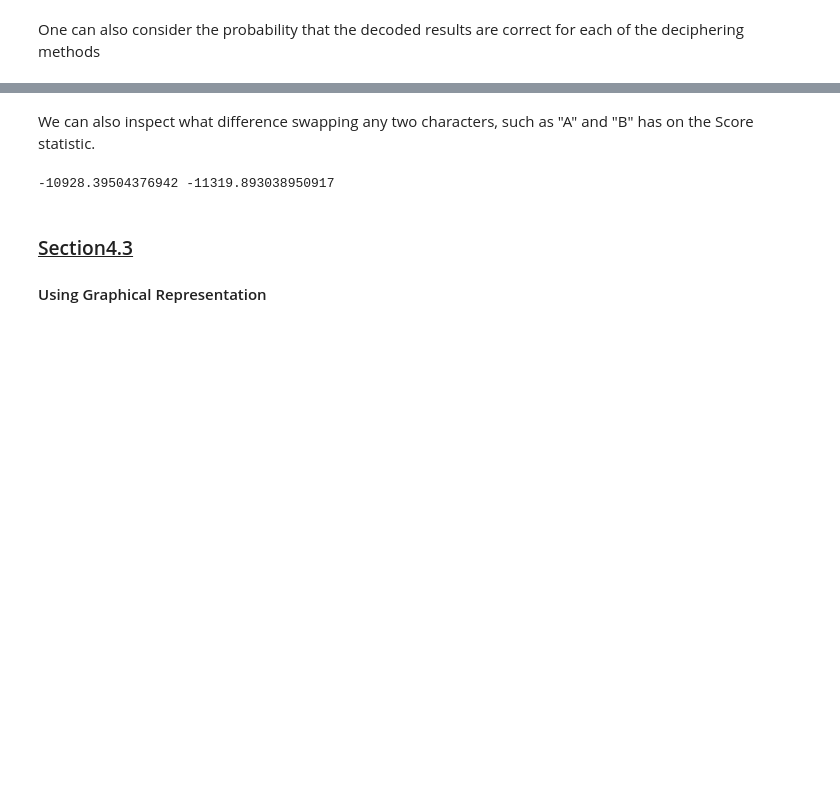
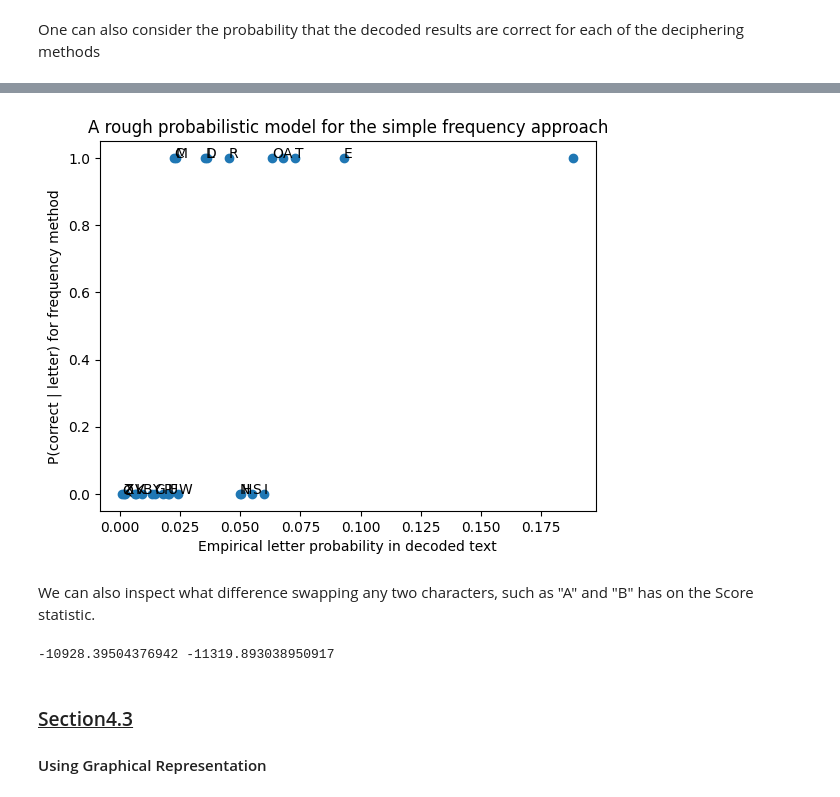
Before and after one commit to barracuda356/Group5_Cryptography, a Jupyter notebook: 1stDecMidday.ipynb, the cells around one changed output, grey strips where cells are left out. Drawn from its saved outputs; the diff is of its cells as text; code cells hidden in the pictures; blank space fills up the shorter version.

```diff
--- a/1stDecMidday.ipynb
+++ b/1stDecMidday.ipynb
@@ -1353,3 +1328,50 @@ R: P(c) ~ 0.001,  P(correct|c) ~ 0.000
+# %%
+# 3) A rough probabilistic picture
+#    P(correct | letter) vs empirical letter prob
+#    Now we group by the decoded letter (Metropolis output)
+
+from collections import Counter
+
+# use the Metropolis decode as our "true" text for letter frequencies
+letter_counts = Counter(decoded_metro)
+total = len(decoded_metro)
+
+x_vals = []
+y_vals = []
+labels = []
+
+for c in character_list:
+    # skip letters that never appear in the decoded text
+    if letter_counts[c] == 0:
+        continue
+    # skip letters where we have no stats
+    if letter_stats[c]["count"] == 0:
+        continue
+
+    # x: how often this plaintext letter appears
+    p_empirical = letter_counts[c] / total
+
+    # y: how often the frequency method agrees with Metropolis
+    p_correct = letter_stats[c]["same"] / letter_stats[c]["count"]
+
+    x_vals.append(p_empirical)
+    y_vals.append(p_correct)
+    labels.append(c)
+
+plt.figure()
+plt.scatter(x_vals, y_vals)
+
+# add labels on top of the points
+for x, y, lab in zip(x_vals, y_vals, labels):
+    plt.text(x, y, lab)
+
+plt.xlabel("Empirical letter probability in decoded text")
+plt.ylabel("P(correct | letter) for frequency method")
+plt.title("A rough probabilistic model for the simple frequency approach")
+plt.ylim(-0.05, 1.05)
+plt.show()
+# %% [output]
+[figure, added]
 # %% [markdown]
 We can also inspect what difference swapping any two characters, such as "A" and "B" has on the Score statistic.
 # %%
```
Also changed, not shown: parts of 14 cells of this notebook.
